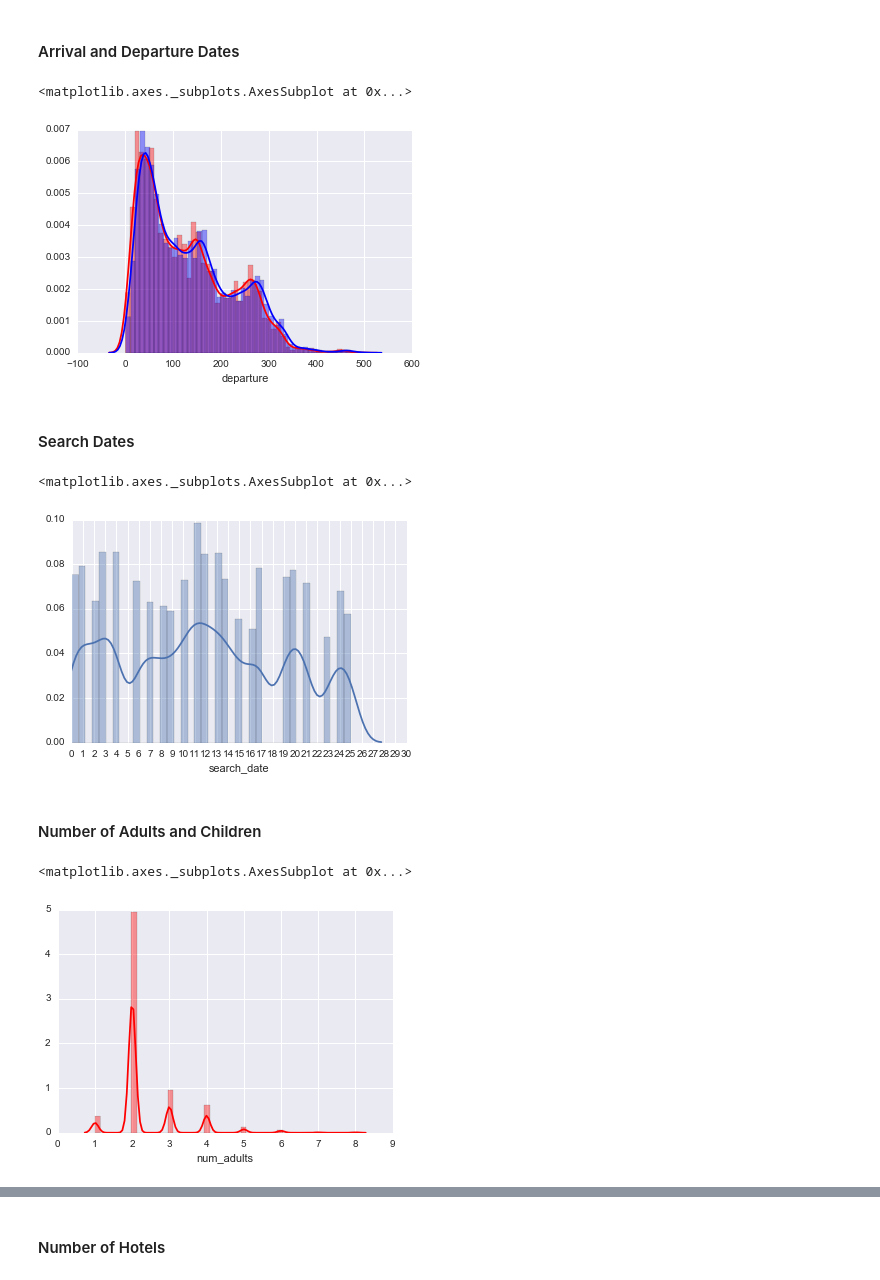
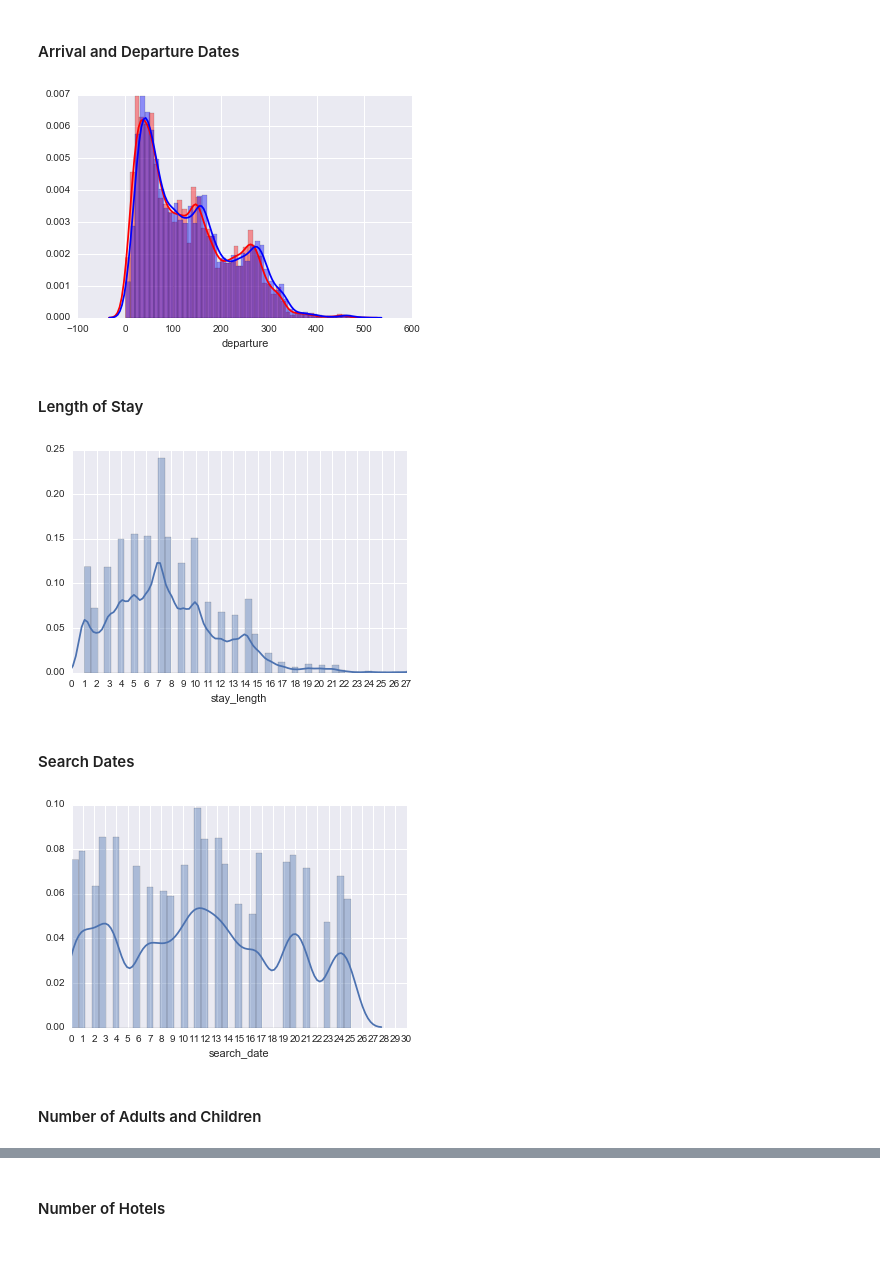
Before and after one commit to Upsidealien/Hotel-Case-Study, a Jupyter notebook: Presentation_1.ipynb, the cells around one changed output, grey strips where cells are left out. Saved outputs shown, nothing was run; the diff lists cells and outputs as text; code cells hidden in the pictures; blank space fills up the shorter version.

```diff
--- a/Presentation_1.ipynb
+++ b/Presentation_1.ipynb
@@ -61,5 +37,0 @@ Now we have a series of pairs of 'hotel_id' to 'hotel_feature_1' we can insert t
-# %%
-for i, row in df.iterrows():
-    if (row['hotel_id'] in hotel_id_feature1_pairs) :
-        replacement = hotel_id_feature1_pairs.loc[row['hotel_id']].item()
-        df.set_value(i, 'hotel_feature_1', replacement)
@@ -138,22 +82,27 @@ import seaborn as sb
 fig, ax = plt.subplots()
 sb.distplot(df['arrival'], ax=ax, color='r')
 sb.distplot(df['departure'], ax=ax, color='b')
+
+plt.savefig("arrival_departure.png")
 # %% [output]
-<matplotlib.axes._subplots.AxesSubplot at 0x...>
 [figure]
+# %% [markdown]
+#### Length of Stay
+# %%
+plt.xlim(0, 27)
+plt.xticks(np.arange(0, 28, 1.0))
+sb.distplot(df['stay_length'])
+plt.savefig("stay_length.png")
+# %% [output]
+[figure, added]
 # %% [markdown]
 #### Search Dates
 # %%
 plt.xlim(0, 30)
 plt.xticks(np.arange(0, 31, 1.0))
 sb.distplot(df['search_date'])
+plt.savefig("search_dates.png")
 # %% [output]
-<matplotlib.axes._subplots.AxesSubplot at 0x...>
 [figure]
 # %% [markdown]
 #### Number of Adults and Children
-# %%
-sb.distplot(df['num_adults'], color='r')
-# %% [output]
-<matplotlib.axes._subplots.AxesSubplot at 0x...>
-[figure, removed]
```
Also changed, not shown: parts of 20 cells of this notebook, 12 other files.
